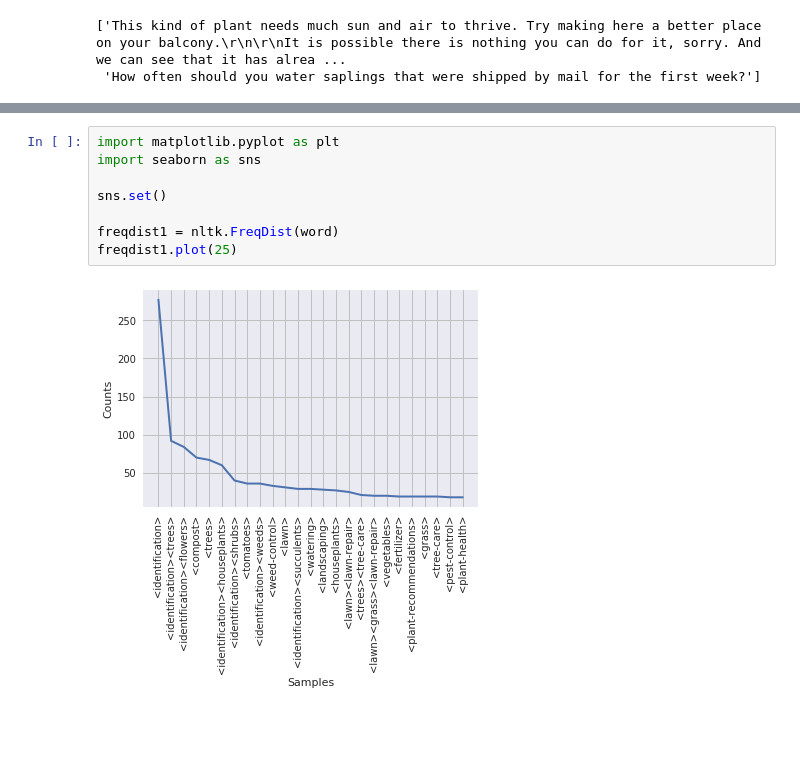
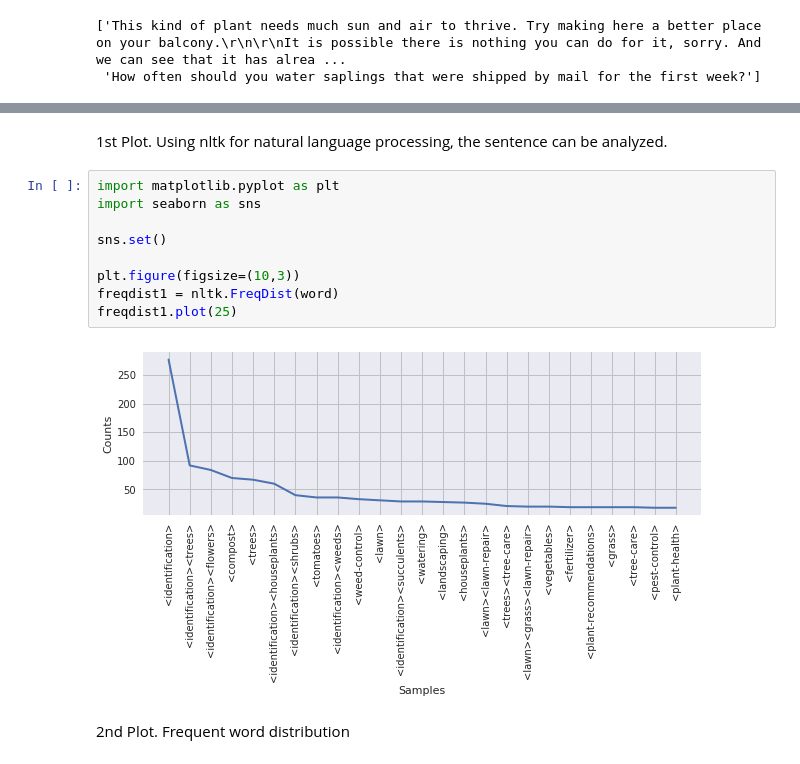
Before and after one commit to jeandreamer/gardening_analysis, a Jupyter notebook: data_incubator_test.ipynb, the cells around one changed output, grey strips where cells are left out. Drawn from its saved outputs; the diff is of its cells as text; blank space fills up the shorter version.

```diff
--- a/data_incubator_test.ipynb
+++ b/data_incubator_test.ipynb
@@ -42,12 +42,17 @@ displacy.render(one_sentence, style = 'dep', jupyter=True, options = {'distance'
 # %% [output]
 [interactive output not drawn]
+# %% [markdown]
+1st Plot. Using nltk for natural language processing, the sentence can be analyzed.
 # %%
 import matplotlib.pyplot as plt
 import seaborn as sns
 
 sns.set()
 
+plt.figure(figsize=(10,3))
 freqdist1 = nltk.FreqDist(word)
 freqdist1.plot(25)
 # %% [output]
-[figure, old version]
+[figure, new version]
+# %% [markdown]
+2nd Plot. Frequent word distribution
```
Also changed, not shown: parts of 1 cell of this notebook.
